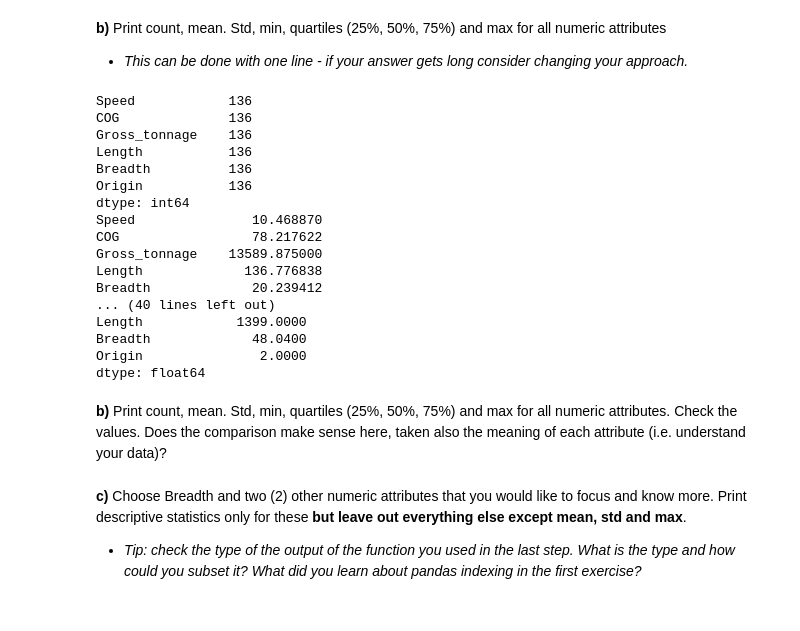
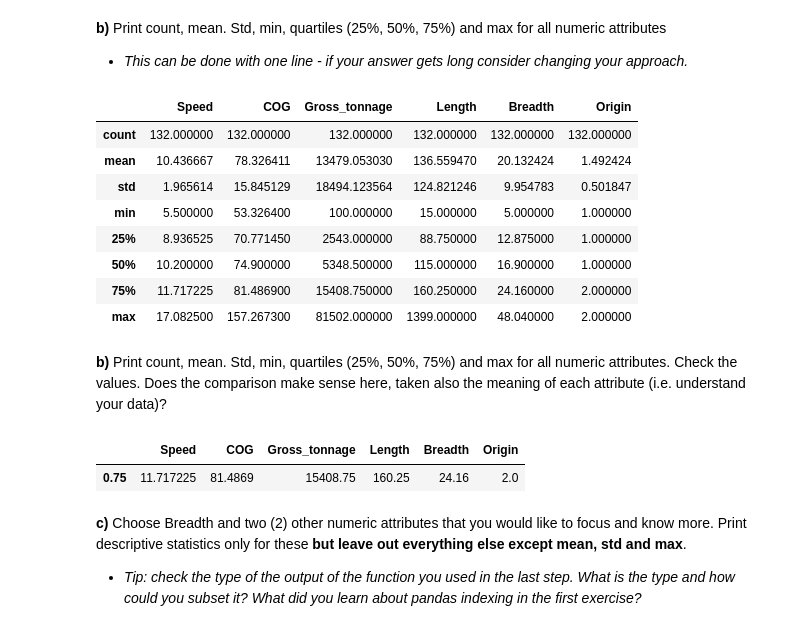
Before and after one commit to K-H-P/UTU_TKO-3103, a Jupyter notebook: Exercise2/solved_Exercise2.ipynb, the cells around one changed output. Cells and saved outputs as stored; diff of their text form; code cells hidden in the pictures.

```diff
--- a/Exercise2/solved_Exercise2.ipynb
+++ b/Exercise2/solved_Exercise2.ipynb
@@ -334,39 +330,18 @@ dtype: object
 # %% [markdown]
 **b)** Print count, mean. Std, min, quartiles (25%, 50%, 75%) and max for all numeric attributes
 - *This can be done with one line - if your answer gets long consider changing your approach.*
-# %%
-# Script here
-# Count
-print (df_combined_shipdata.count(numeric_only=True))
-# Mean
-print (df_combined_shipdata.mean(numeric_only=True))
-# Std
-print (df_combined_shipdata.std(numeric_only=True))
-# Min
-print (df_combined_shipdata.min(numeric_only=True))
-# Quartiles
-print (df_combined_shipdata.quantile(q=0.25, numeric_only=True))
-print (df_combined_shipdata.quantile(q=0.50, numeric_only=True))
-print (df_combined_shipdata.quantile(q=0.75, numeric_only=True))
-# Max
-print (df_combined_shipdata.max(numeric_only=True))
-# %% [output]
-Speed            136
-COG              136
-Gross_tonnage    136
-Length           136
-Breadth          136
-Origin           136
-dtype: int64
-Speed               10.468870
-COG                 78.217622
-Gross_tonnage    13589.875000
-Length             136.776838
-Breadth             20.239412
-... (40 lines left out)
-Length            1399.0000
-Breadth             48.0400
-Origin               2.0000
-dtype: float64
+# %%
+# Script here
+df_combined_shipdata.describe()
+# %% [output]
+|  | Speed | COG | Gross_tonnage | Length | Breadth | Origin |
+| count | 132.000000 | 132.000000 | 132.000000 | 132.000000 | 132.000000 | 132.000000 |
+| mean | 10.436667 | 78.326411 | 13479.053030 | 136.559470 | 20.132424 | 1.492424 |
+| std | 1.965614 | 15.845129 | 18494.123564 | 124.821246 | 9.954783 | 0.501847 |
+| min | 5.500000 | 53.326400 | 100.000000 | 15.000000 | 5.000000 | 1.000000 |
+| 25% | 8.936525 | 70.771450 | 2543.000000 | 88.750000 | 12.875000 | 1.000000 |
+| 50% | 10.200000 | 74.900000 | 5348.500000 | 115.000000 | 16.900000 | 1.000000 |
+| 75% | 11.717225 | 81.486900 | 15408.750000 | 160.250000 | 24.160000 | 2.000000 |
+| max | 17.082500 | 157.267300 | 81502.000000 | 1399.000000 | 48.040000 | 2.000000 |
 # %% [markdown]
 **b)** Print count, mean. Std, min, quartiles (25%, 50%, 75%) and max for all numeric attributes. Check the values. Does the comparison make sense here, taken also the meaning of each attribute (i.e. understand your data)?
@@ -375,3 +348,17 @@ dtype: float64
+# %%
+# Script here
+q25 = df_combined_shipdata.quantile([0.25])
+q50 = df_combined_shipdata.quantile([0.50])
+q75 = df_combined_shipdata.quantile([0.75])
+max = df_combined_shipdata.max
+
+q25
+q50
+q75
+max
+# %% [output]
+|  | Speed | COG | Gross_tonnage | Length | Breadth | Origin |
+| 0.75 | 11.717225 | 81.4869 | 15408.75 | 160.25 | 24.16 | 2.0 |
 # %% [markdown]
 **c)** Choose Breadth and two (2) other numeric attributes that you would like to focus and know more. Print descriptive statistics only for these **but leave out everything else except mean, std and max**.
 
```
Also changed, not shown: parts of 4 cells of this notebook.
